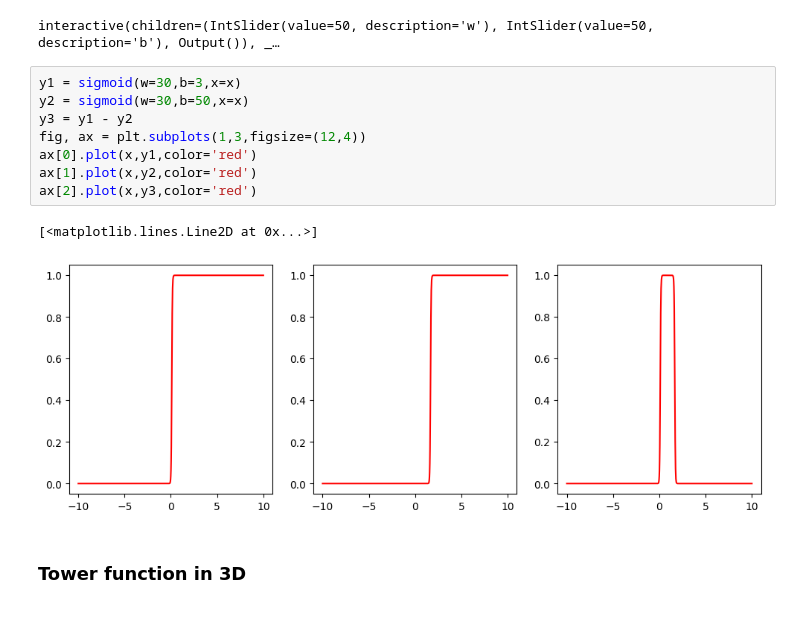
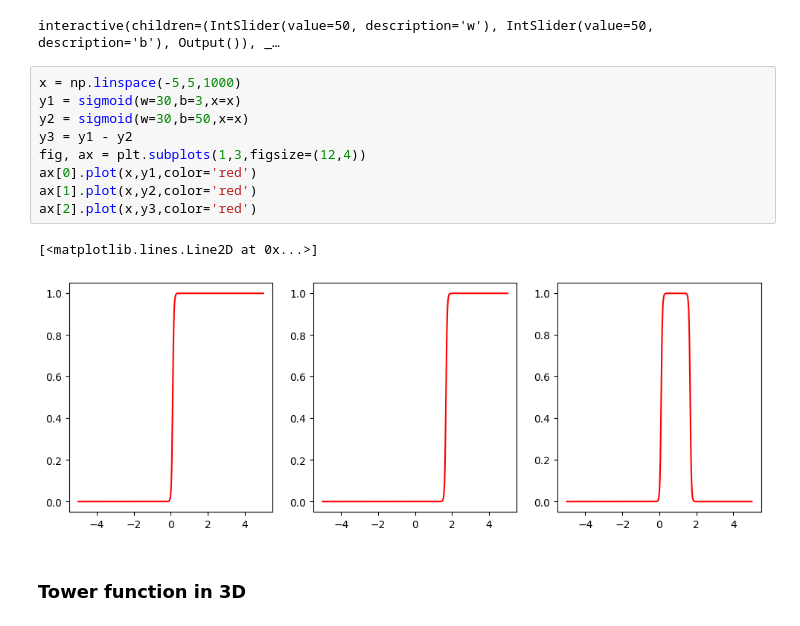
Before and after one commit to bala-baskar/deep_learning_path, a Jupyter notebook: courses/IITM_CS7015_Deep learning/Gradient_Descent_algorithm.ipynb, the cells around one changed output. Saved outputs shown, nothing was run; the diff lists cells and outputs as text.

```diff
--- a/courses/IITM_CS7015_Deep learning/Gradient_Descent_algorithm.ipynb
+++ b/courses/IITM_CS7015_Deep learning/Gradient_Descent_algorithm.ipynb
@@ -99,16 +102,17 @@ def plot_sigmoid(w,b):
 # %% [output]
 interactive(children=(IntSlider(value=50, description='w'), IntSlider(value=50, description='b'), Output()), _…
 # %%
+x = np.linspace(-5,5,1000)
 y1 = sigmoid(w=30,b=3,x=x)
 y2 = sigmoid(w=30,b=50,x=x)
 y3 = y1 - y2
 fig, ax = plt.subplots(1,3,figsize=(12,4))
 ax[0].plot(x,y1,color='red')
 ax[1].plot(x,y2,color='red')
 ax[2].plot(x,y3,color='red')
 # %% [output]
 [<matplotlib.lines.Line2D at 0x...>]
-[figure, old version]
+[figure, new version]
 # %% [markdown]
 ### Tower function in 3D
 # %%
```
Also changed, not shown: parts of 4 cells of this notebook.
